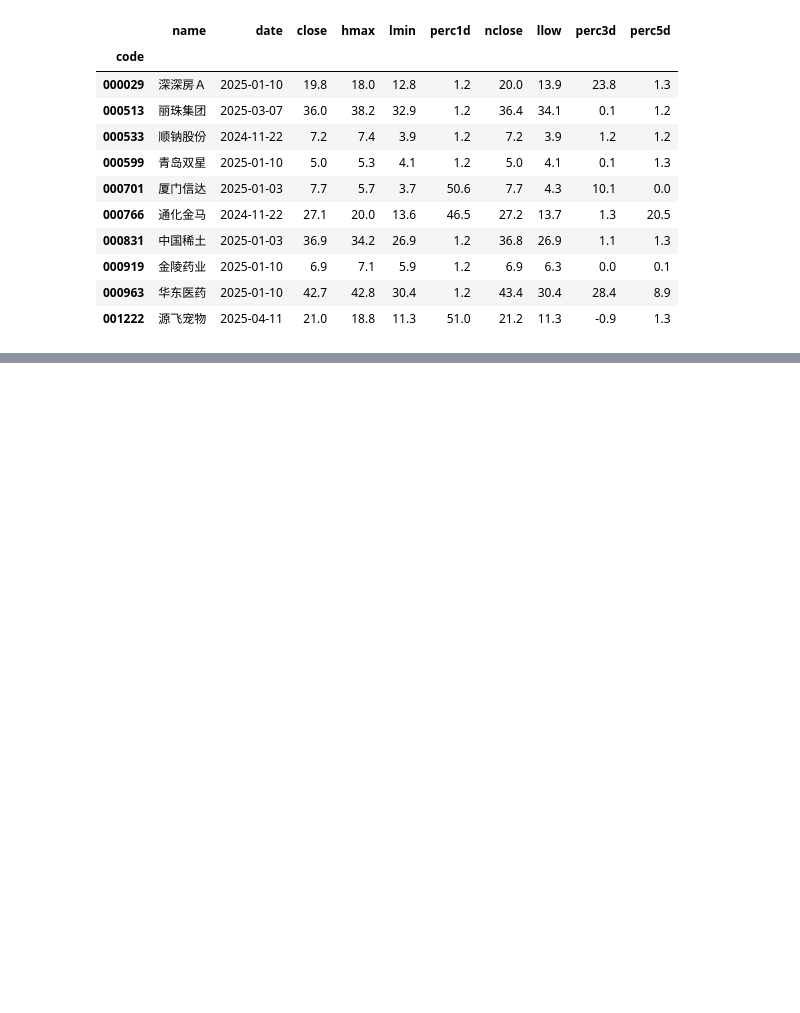
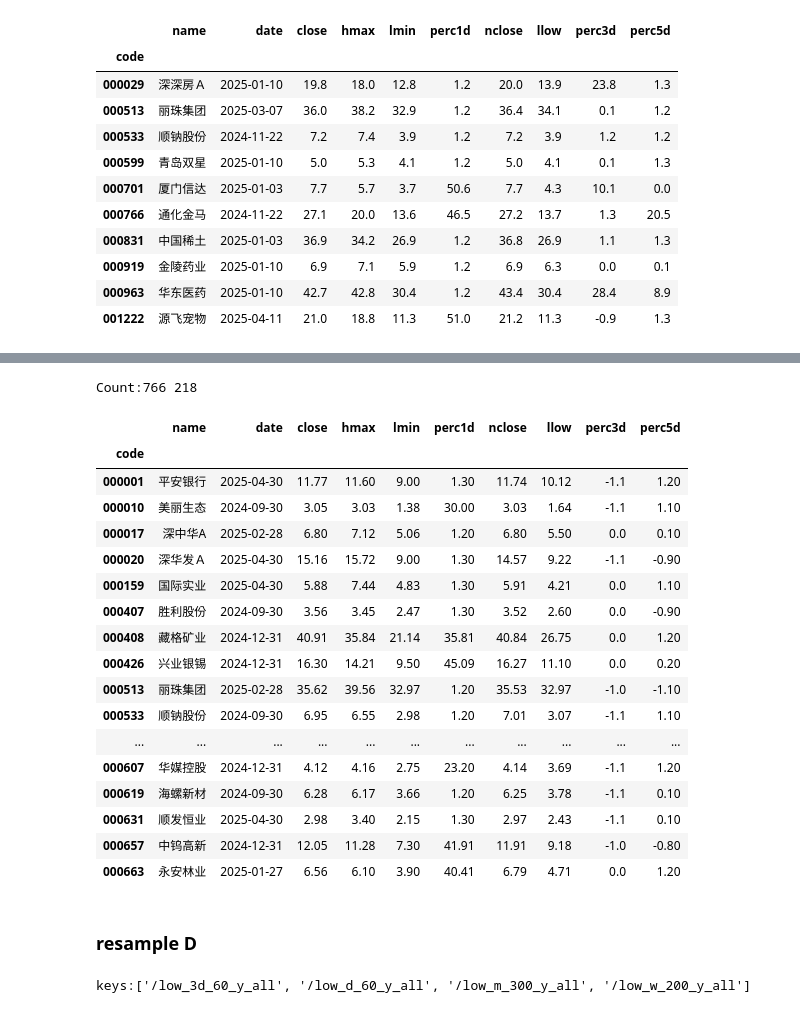
Before and after one commit to johnsonhongyi/pyQuant3, a Jupyter notebook: stock/jupyterAlgo/Quant2023/resample-monitor.ipynb, the cells around one changed output, grey strips where cells are left out. Drawn from its saved outputs; the diff is of its cells as text; code cells hidden in the pictures; blank space fills up the shorter version.

```diff
--- a/stock/jupyterAlgo/Quant2023/resample-monitor.ipynb
+++ b/stock/jupyterAlgo/Quant2023/resample-monitor.ipynb
@@ -372,0 +435,30 @@ Count:10 219
+# %%
+tm_code = tdx_m.query('lasth1d > lasth2d > lasth3d and close >= high4')
+show_tdx_data(tm_code)
+# %% [output]
+Count:766 218
+|  | name | date | close | hmax | lmin | perc1d | nclose | llow | perc3d | perc5d |
+| code |  |  |  |  |  |  |  |  |  |  |
+| 000001 | 平安银行 | 2025-04-30 | 11.77 | 11.60 | 9.00 | 1.30 | 11.74 | 10.12 | -1.1 | 1.20 |
+| 000010 | 美丽生态 | 2024-09-30 | 3.05 | 3.03 | 1.38 | 30.00 | 3.03 | 1.64 | -1.1 | 1.10 |
+| 000017 | 深中华A | 2025-02-28 | 6.80 | 7.12 | 5.06 | 1.20 | 6.80 | 5.50 | 0.0 | 0.10 |
+| 000020 | 深华发Ａ | 2025-04-30 | 15.16 | 15.72 | 9.00 | 1.30 | 14.57 | 9.22 | -1.1 | -0.90 |
+| 000159 | 国际实业 | 2025-04-30 | 5.88 | 7.44 | 4.83 | 1.30 | 5.91 | 4.21 | 0.0 | 1.10 |
+| 000407 | 胜利股份 | 2024-09-30 | 3.56 | 3.45 | 2.47 | 1.30 | 3.52 | 2.60 | 0.0 | -0.90 |
+| 000408 | 藏格矿业 | 2024-12-31 | 40.91 | 35.84 | 21.14 | 35.81 | 40.84 | 26.75 | 0.0 | 1.20 |
+| 000426 | 兴业银锡 | 2024-12-31 | 16.30 | 14.21 | 9.50 | 45.09 | 16.27 | 11.10 | 0.0 | 0.20 |
+| 000513 | 丽珠集团 | 2025-02-28 | 35.62 | 39.56 | 32.97 | 1.20 | 35.53 | 32.97 | -1.0 | -1.10 |
+| 000533 | 顺钠股份 | 2024-09-30 | 6.95 | 6.55 | 2.98 | 1.20 | 7.01 | 3.07 | -1.1 | 1.10 |
+| ... | ... | ... | ... | ... | ... | ... | ... | ... | ... | ... |
+| 000607 | 华媒控股 | 2024-12-31 | 4.12 | 4.16 | 2.75 | 23.20 | 4.14 | 3.69 | -1.1 | 1.20 |
+| 000619 | 海螺新材 | 2024-09-30 | 6.28 | 6.17 | 3.66 | 1.20 | 6.25 | 3.78 | -1.1 | 0.10 |
+| 000631 | 顺发恒业 | 2025-04-30 | 2.98 | 3.40 | 2.15 | 1.30 | 2.97 | 2.43 | -1.1 | 0.10 |
+| 000657 | 中钨高新 | 2024-12-31 | 12.05 | 11.28 | 7.30 | 41.91 | 11.91 | 9.18 | -1.0 | -0.80 |
+| 000663 | 永安林业 | 2025-01-27 | 6.56 | 6.10 | 3.90 | 40.41 | 6.79 | 4.71 | 0.0 | 1.20 |
+# %% [markdown]
+### resample D
+# %%
+h5_d = get_tdx_all_from_h5(resample='d')
+tdx_d = cct.combine_dataFrame(h5_d,sinadm)
+# %% [output]
+keys:['/low_3d_60_y_all', '/low_d_60_y_all', '/low_m_300_y_all', '/low_w_200_y_all']
```
Also changed, not shown: parts of 17 cells of this notebook.
